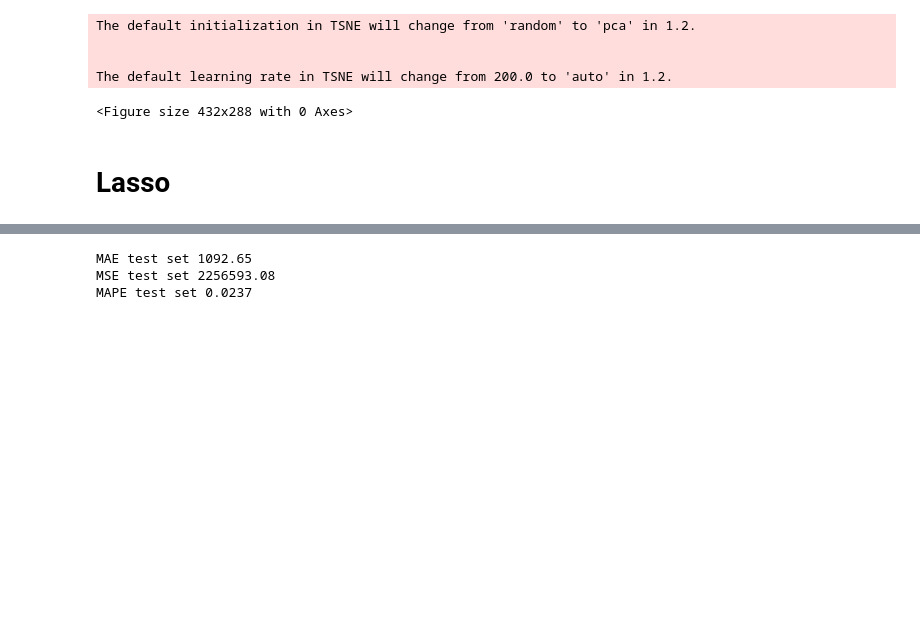
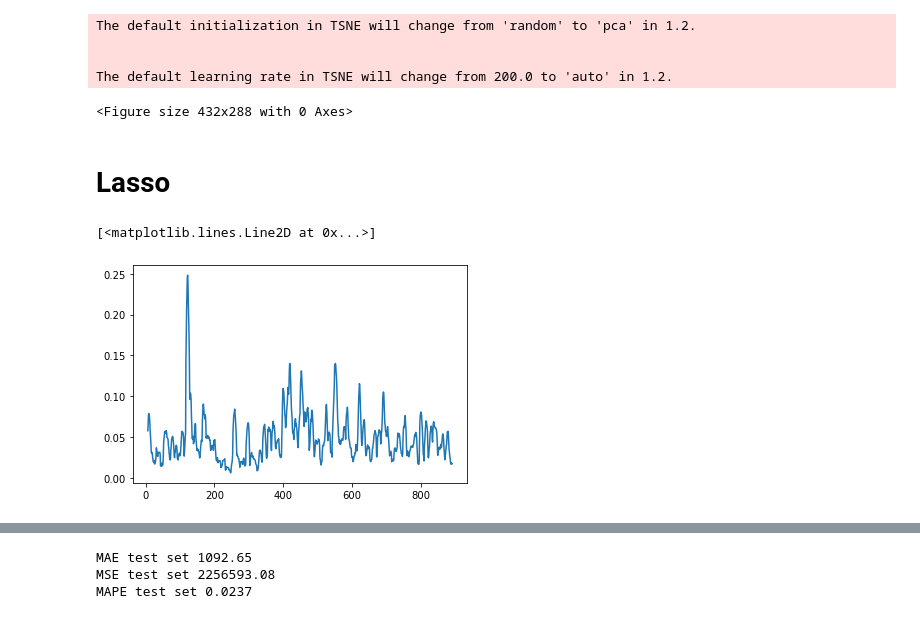
Before and after one commit to Cholianlll/ANLY565-final-project, a Jupyter notebook: cholian/cholian.ipynb, the cells around one changed output, grey strips where cells are left out. Drawn from its saved outputs; the diff is of its cells as text; code cells hidden in the pictures; blank space fills up the shorter version.

```diff
--- a/cholian/cholian.ipynb
+++ b/cholian/cholian.ipynb
@@ -224,6 +249,7 @@ The default learning rate in TSNE will change from 200.0 to 'auto' in 1.2.
 # Lasso
 # %%
 import pandas as pd
+import numpy as np
 
 ind_data = pd.read_csv('../data/raw_data/All_indicator_1d.csv',index_col= 0)
 price_data = pd.read_csv('../data/data_indicators/BTC_data_1d_2019-01-01.csv',index_col= 0)
@@ -238,7 +264,7 @@ data = ind_data.merge(price_data,how = 'left', on='date')
 data['y_prediction'] = data.Close.shift(-1)
 # data['direction'] = (data.Close > data.Open).apply(lambda x: 'up' if x else 'down')
 data = data.drop(price_data.columns,axis = 1)
-data = data.dropna()
+data = data.dropna().reset_index(drop =True)
 y = data.y_prediction.values
 # data = data.drop('direction',axis = 1)
 X = data.drop('y_prediction',axis = 1).to_numpy()
@@ -247,3 +273,11 @@ X_test = X[int(np.ceil(X.shape[0]*0.8)):,:]
 
 y_train = y[:int(np.ceil(X.shape[0]*0.8))]
 y_test = y[int(np.ceil(X.shape[0]*0.8)):]
+# %%
+shift_interval = 12
+std_price = data.y_prediction.rolling(shift_interval,center=True).std()
+mean_price = data.y_prediction.rolling(shift_interval,center=True).mean()
+plt.plot(std_price/mean_price)
+# %% [output]
+[<matplotlib.lines.Line2D at 0x...>]
+[figure, added]
```
Also changed, not shown: parts of 27 cells of this notebook, 2 other files.
